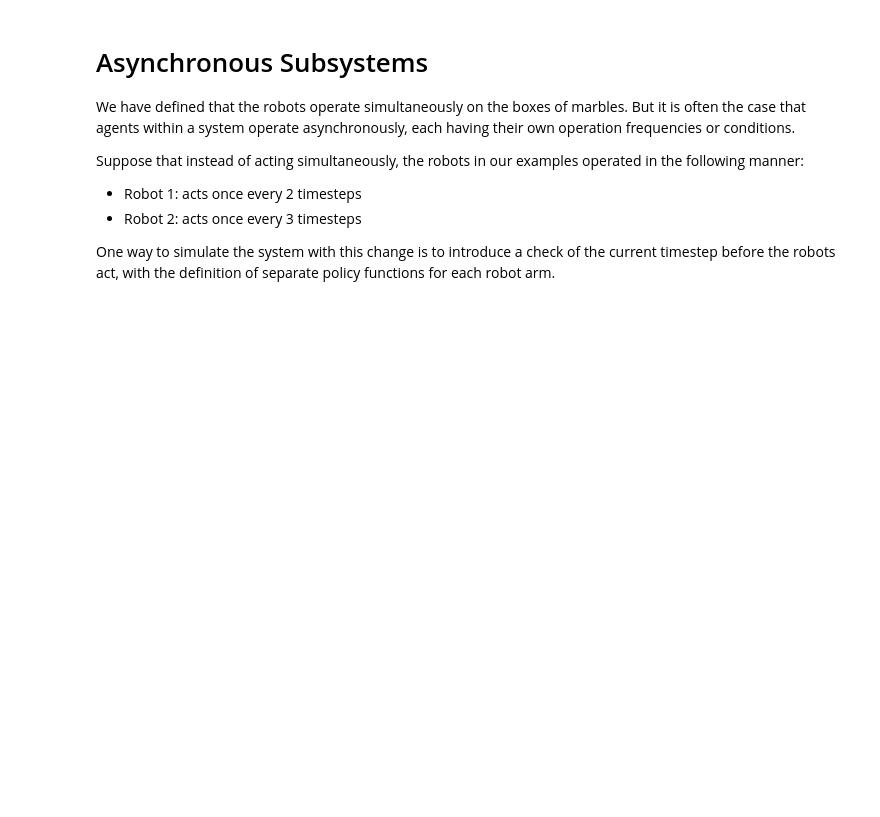
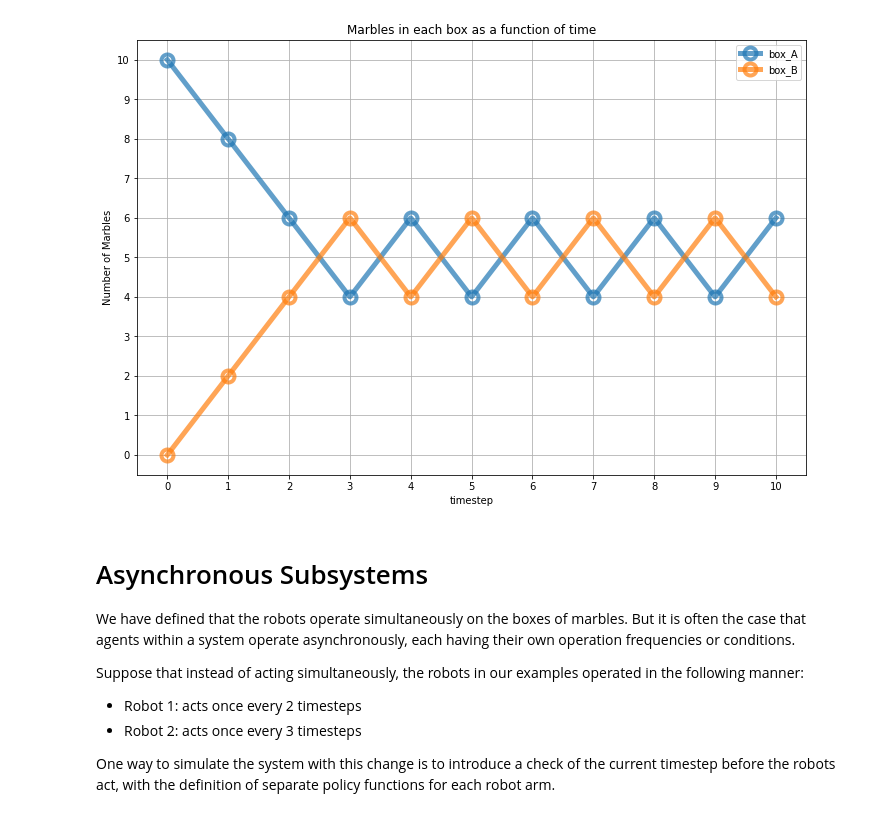
Before and after one commit to cadCAD-org/demos, a Jupyter notebook: tutorials/robots_and_marbles/robot-marbles-part-3/robot-marbles-part-3.ipynb, the cells around one changed output. Saved outputs shown, nothing was run; the diff lists cells and outputs as text; code cells hidden in the pictures; blank space fills up the shorter version.

```diff
--- a/tutorials/robots_and_marbles/robot-marbles-part-3/robot-marbles-part-3.ipynb
+++ b/tutorials/robots_and_marbles/robot-marbles-part-3/robot-marbles-part-3.ipynb
@@ -16,0 +107,16 @@ __The robot and the marbles__
+# %%
+from cadCAD import configs
+del configs[:]
+
+experiment = Experiment()
+
+experiment.append_configs(
+    sim_configs=sim_config,
+    initial_state=initial_state,
+    partial_state_update_blocks=partial_state_update_blocks,
+)
+
+exec_context = ExecutionContext()
+run = Executor(exec_context=exec_context, configs=configs)
+
+(system_events, tensor_field, sessions) = run.execute()
@@ -17,3 +141,14 @@ __The robot and the marbles__
+# %%
+df = pd.DataFrame(system_events)
+# Create figure
+fig = df.plot(x='timestep', y=['box_A','box_B'], marker='o', markersize=12,
+                markeredgewidth=4, alpha=0.7, markerfacecolor='black',
+                linewidth=5, figsize=(12,8),  title="Marbles in each box as a function of time",
+                ylabel='Number of Marbles', grid=True, fillstyle='none',
+                xticks=list(df['timestep'].drop_duplicates()),
+                yticks=list(range(1+(df['box_A']+df['box_B']).max())));
+# %% [output]
+[figure, added]
 # %%
 %%capture
 
```
Also changed, not shown: parts of 9 cells of this notebook.
